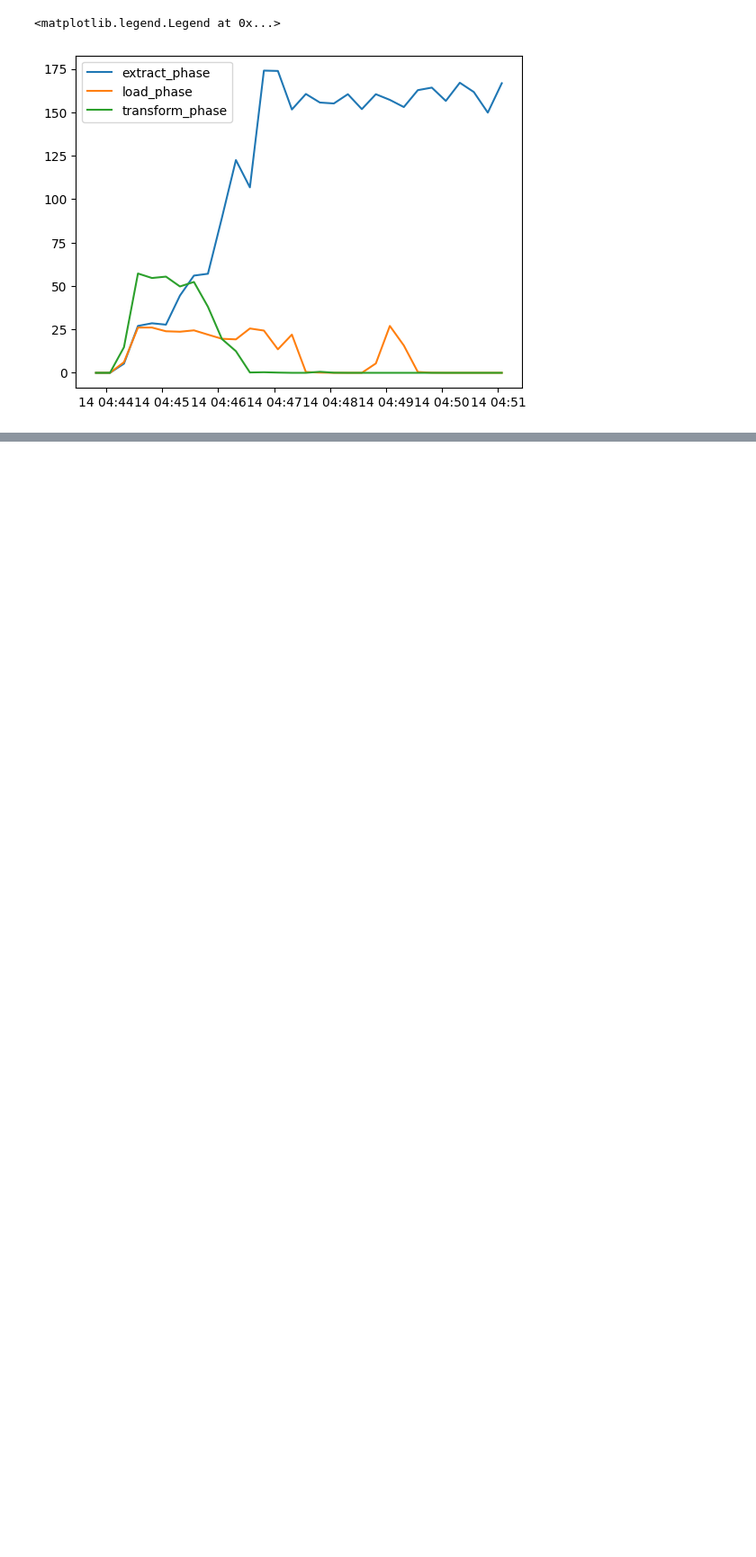
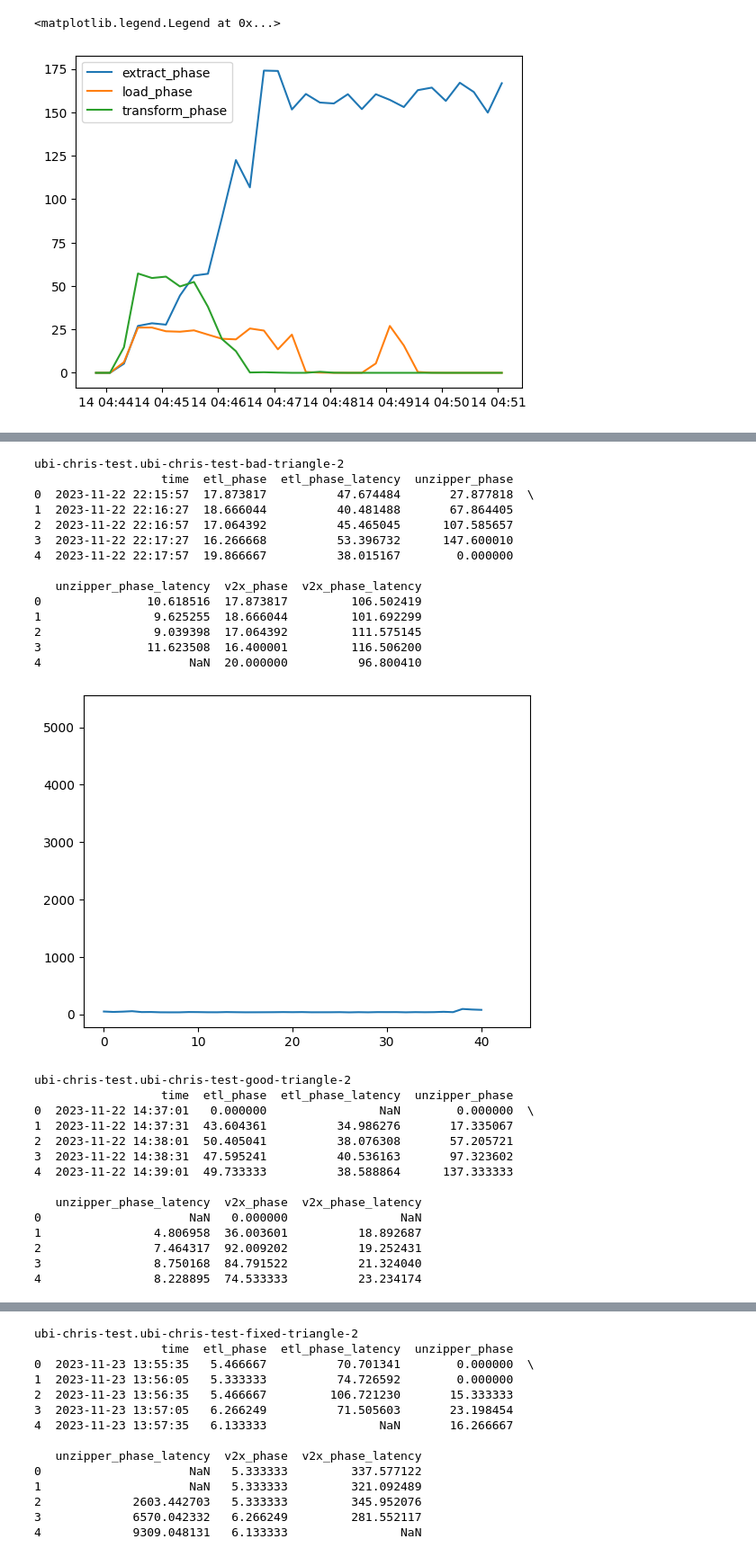
Before and after one commit to CarnegieMellon-PlantD/plantd-modeling, a Jupyter notebook: examine.ipynb, the cells around one changed output, grey strips where cells are left out. Shown at 90% size. Drawn from its saved outputs; the diff is of its cells as text; code cells hidden in the pictures; blank space fills up the shorter version.

```diff
--- a/examine.ipynb
+++ b/examine.ipynb
@@ -85,0 +129,8 @@ nom-good   7576.17    60.00      102.88               269.43               100.0
+# %%
+for experiment in experiments:
+    print(experiment)
+    inf = json.loads(metrics.redis.load_str("experiment_cost", experiment))
+    total_cost = sum([inf[x]["total_cost"] for x in inf])
+    direct_cost = sum([inf[x]["direct_cost"] for x in inf])
+    shared_cost = sum([inf[x]["shared_cost"] for x in inf])
+    print(experiment, total_cost, direct_cost, shared_cost)
@@ -85,0 +144,38 @@ nom-good   7576.17    60.00      102.88               269.43               100.0
+# %%
+for experiment in experiments:
+    print(experiment)
+    inf = pd.read_csv(io.StringIO(metrics.redis.load_str("metrics", experiment)))
+    print(inf.head())
+    inf[["unzipper_phase_latency","etl_phase_latency", "v2x_phase_latency"]].plot()
+    plt.title(experiment)
+    plt.show()
+# %% [output]
+ubi-chris-test.ubi-chris-test-bad-triangle-2
+                  time  etl_phase  etl_phase_latency  unzipper_phase
+0  2023-11-22 22:15:57  17.873817          47.674484       27.877818  \
+1  2023-11-22 22:16:27  18.666044          40.481488       67.864405
+2  2023-11-22 22:16:57  17.064392          45.465045      107.585657
+3  2023-11-22 22:17:27  16.266668          53.396732      147.600010
+4  2023-11-22 22:17:57  19.866667          38.015167        0.000000
+
+   unzipper_phase_latency  v2x_phase  v2x_phase_latency
+0               10.618516  17.873817         106.502419
+1                9.625255  18.666044         101.692299
+2                9.039398  17.064392         111.575145
+3               11.623508  16.400001         116.506200
+4                     NaN  20.000000          96.800410
+[figure, added]
+ubi-chris-test.ubi-chris-test-good-triangle-2
+                  time  etl_phase  etl_phase_latency  unzipper_phase
+0  2023-11-22 14:37:01   0.000000                NaN        0.000000  \
+1  2023-11-22 14:37:31  43.604361          34.986276       17.335067
+2  2023-11-22 14:38:01  50.405041          38.076308       57.205721
+3  2023-11-22 14:38:31  47.595241          40.536163       97.323602
+4  2023-11-22 14:39:01  49.733333          38.588864      137.333333
+
+   unzipper_phase_latency  v2x_phase  v2x_phase_latency
+0                     NaN   0.000000                NaN
+1                4.806958  36.003601          18.892687
+2                7.464317  92.009202          19.252431
+3                8.750168  84.791522          21.324040
+4                8.228895  74.533333          23.234174
@@ -85,0 +183,14 @@ nom-good   7576.17    60.00      102.88               269.43               100.0
+ubi-chris-test.ubi-chris-test-fixed-triangle-2
+                  time  etl_phase  etl_phase_latency  unzipper_phase
+0  2023-11-23 13:55:35   5.466667          70.701341        0.000000  \
+1  2023-11-23 13:56:05   5.333333          74.726592        0.000000
+2  2023-11-23 13:56:35   5.466667         106.721230       15.333333
+3  2023-11-23 13:57:05   6.266249          71.505603       23.198454
+4  2023-11-23 13:57:35   6.133333                NaN       16.266667
+
+   unzipper_phase_latency  v2x_phase  v2x_phase_latency
+0                     NaN   5.333333         337.577122
+1                     NaN   5.333333         321.092489
+2             2603.442703   5.333333         345.952076
+3             6570.042332   6.266249         281.552117
+4             9309.048131   6.133333                NaN
```
Also changed, not shown: parts of 13 cells of this notebook.
